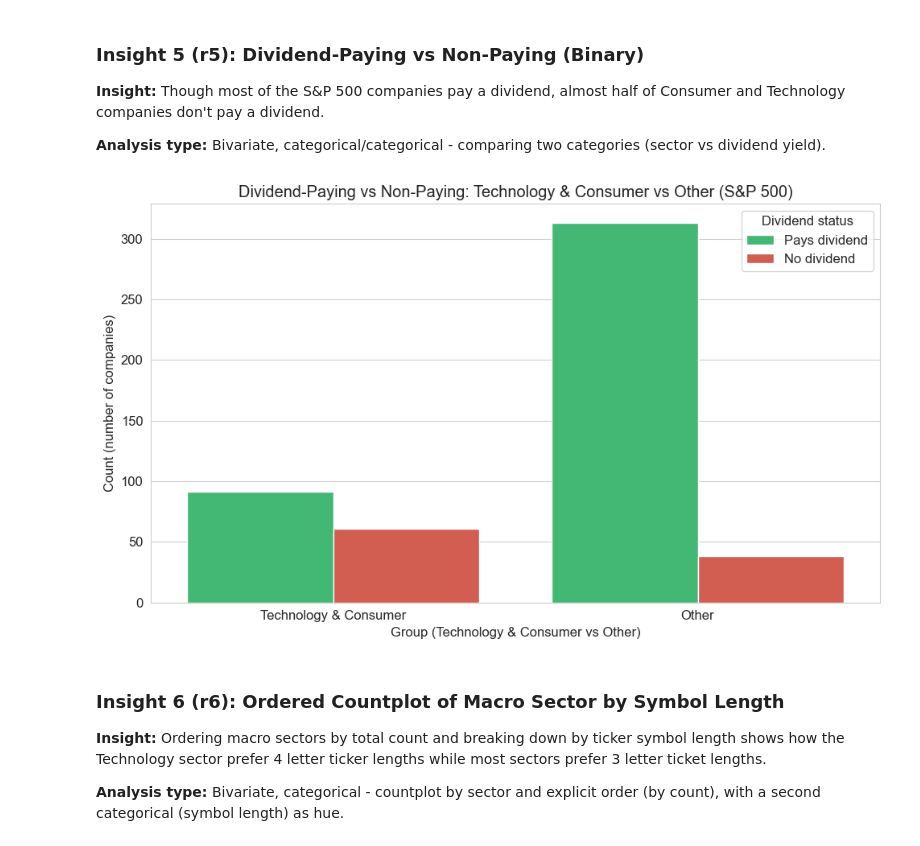
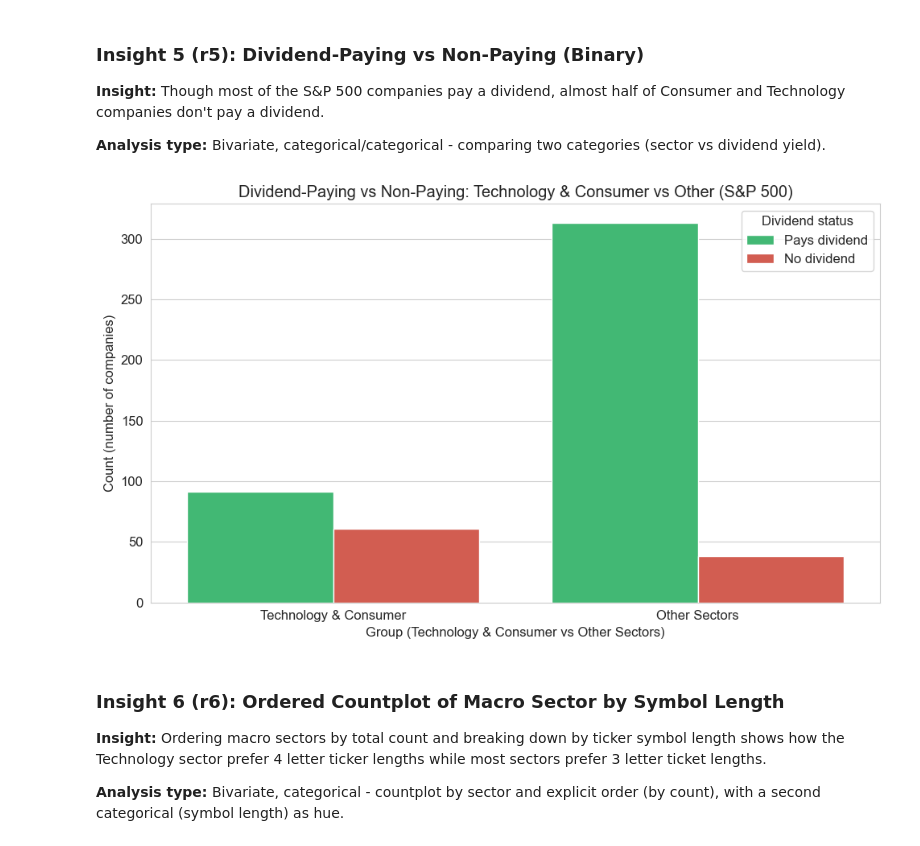
Before and after one commit to peter-bf/CSI4142, a Jupyter notebook: A1/CSI4142_A1_300295193_300286634.ipynb, the cells around one changed output. Cells and saved outputs as stored; diff of their text form; code cells hidden in the pictures.

```diff
--- a/A1/CSI4142_A1_300295193_300286634.ipynb
+++ b/A1/CSI4142_A1_300295193_300286634.ipynb
@@ -749,32 +749,32 @@ plt.show()
 # %%
 # Combine Technology and Consumer macro sectors vs all others, and compare dividend-paying status
 def group_tech_consumer(macro_sector):
     if "Tech" in macro_sector or "Consumer" in macro_sector:
         return "Technology & Consumer"
     else:
-        return "Other"
+        return "Other Sectors"
 
 df["SectorGroup"] = df["MacroSector"].apply(group_tech_consumer)
 df["DividendPayer"] = df["Dividend Yield"].apply(lambda x: "Pays dividend" if x > 0 else "No dividend")
 
-sector_order = ["Technology & Consumer", "Other"]
+sector_order = ["Technology & Consumer", "Other Sectors"]
 
 fig, ax = plt.subplots(figsize=(10, 6))
 sns.countplot(
     data=df,
     x="SectorGroup",
     hue="DividendPayer",
     order=sector_order,
     palette=["#2ecc71", "#e74c3c"]
 )
 ax.set_ylabel("Count (number of companies)")
-ax.set_xlabel("Group (Technology & Consumer vs Other)")
+ax.set_xlabel("Group (Technology & Consumer vs Other Sectors)")
 ax.set_title("Dividend-Paying vs Non-Paying: Technology & Consumer vs Other (S&P 500)")
 ax.legend(title="Dividend status", loc="best")
 plt.tight_layout()
 plt.show()
 # %% [output]
-[figure, old version]
+[figure, new version]
 # %% [markdown]
 ### Insight 6 (r6): Ordered Countplot of Macro Sector by Symbol Length
 
```
Also changed, not shown: parts of 1 cell of this notebook.
